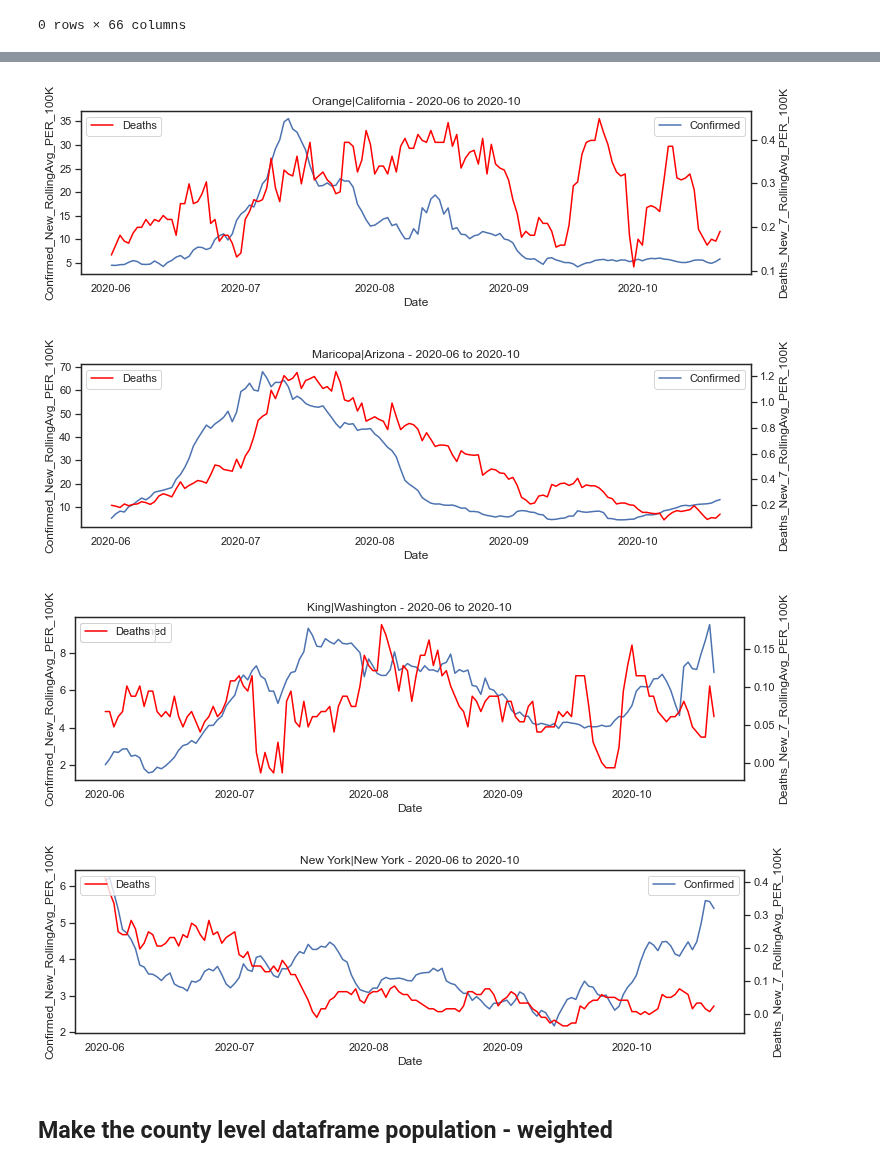
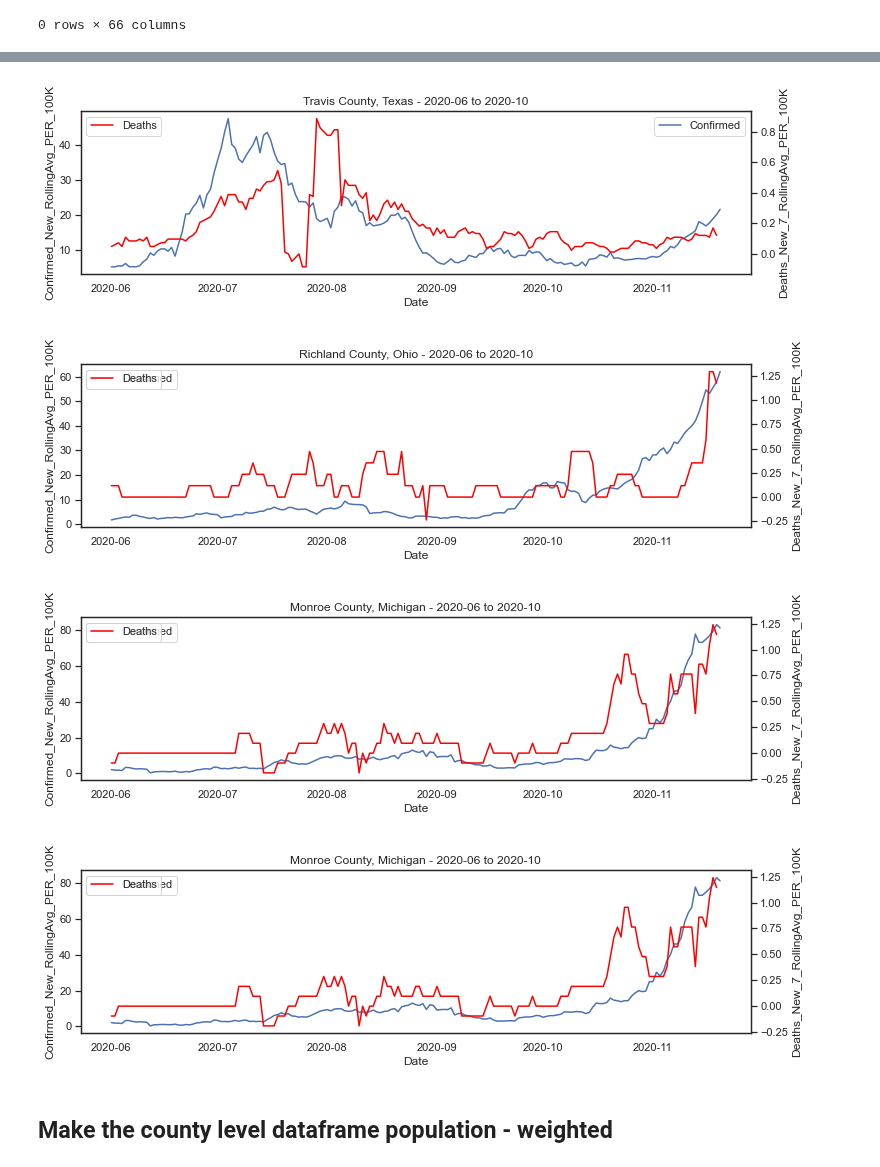
Before and after one commit to pballent/hia-covid, a Jupyter notebook: hia_covid_python_exploration/Combined_Data_Exploration.ipynb, the cells around one changed output, grey strips where cells are left out. Cells and saved outputs as stored; diff of their text form; code cells hidden in the pictures.

```diff
--- a/hia_covid_python_exploration/Combined_Data_Exploration.ipynb
+++ b/hia_covid_python_exploration/Combined_Data_Exploration.ipynb
@@ -221,5 +221,5 @@ print(random_FIPS)
 # %%
 import random as random
 
-list_counties = list(county[county.Population_ACS >= 1000000].County_FIPS.unique())
+list_counties = list(county[county.Population_ACS >= 100000].County_FIPS.unique())
 list_random = random.choices(list_counties, k=4)
@@ -226,24 +229,22 @@ list_random = random.choices(list_counties, k=4)
 # %%
 for i in list_random:
     sns.set_style("white")
     bigh = combined_sub[combined_sub.County_FIPS == i]
-    bigh = bigh[bigh.Date <= '2020-10-20']
+    bigh = bigh[bigh.Date <= '2020-11-20']
     bigh = bigh[bigh.Date >= '2020-06-01']
     name_county = bigh.Name.iloc[0]
     plt.figure(figsize=(12,3))
     ax = sns.lineplot(x="Date", y="Confirmed_New_RollingAvg_PER_100K", label="Confirmed", data=bigh)
     ax2 = ax.twinx()
     ax2 = sns.lineplot(x="Date", y="Deaths_New_7_RollingAvg_PER_100K", label="Deaths", color='red', data=bigh)
-    #ax2 = sns.lineplot(x="date", y="Deaths_New_7_RollingAvg_PER_100K", label="Deaths", color='orange', data=bigh)
-    #ax2 = sns.lineplot(x="date", y="Deaths_New_21_RollingAvg_PER_100K", label="Deaths", color='green', data=bigh)
-    plt.title("{x} - 2020-06 to 2020-10".format(x=name_county))
+    plt.title("{x} - 2020-06 to 2020-10".format(x=name_county.replace('|',' County, ')))
     plt.legend(loc="upper left")
     plt.show()
 # %% [output]
-[figure, old version]
+[figure, new version]
-[figure, old version]
+[figure, new version]
-[figure, old version]
+[figure, new version]
-[figure, old version]
+[figure, new version]
 # %%
 list_tup = []
 for i in range(4,9):
```
Also changed, not shown: parts of 5 cells of this notebook, 1 other file.
